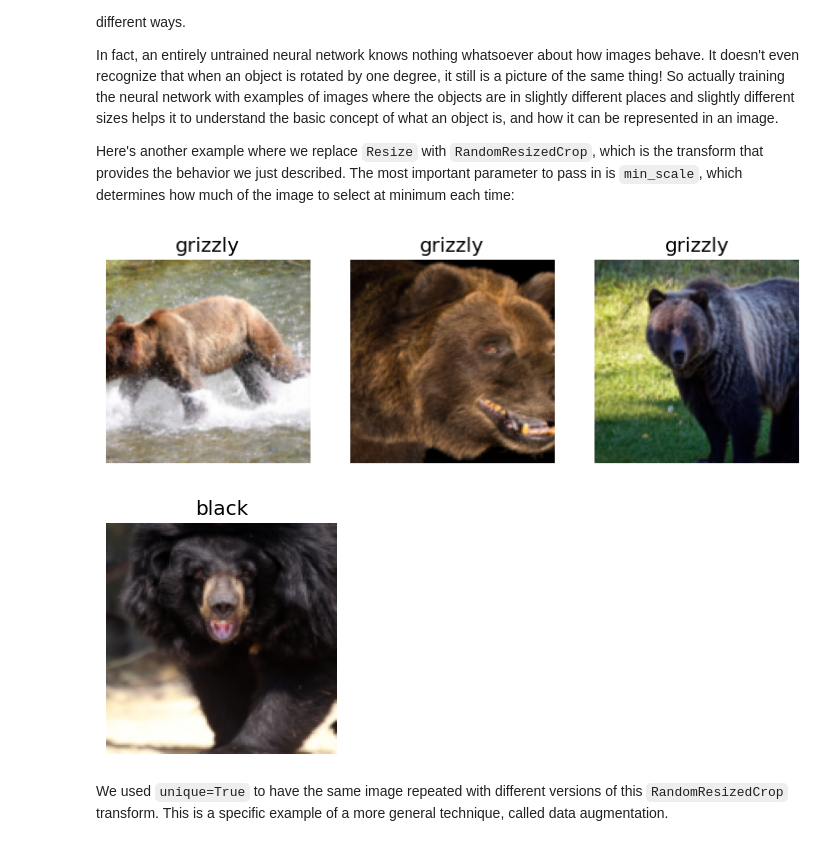
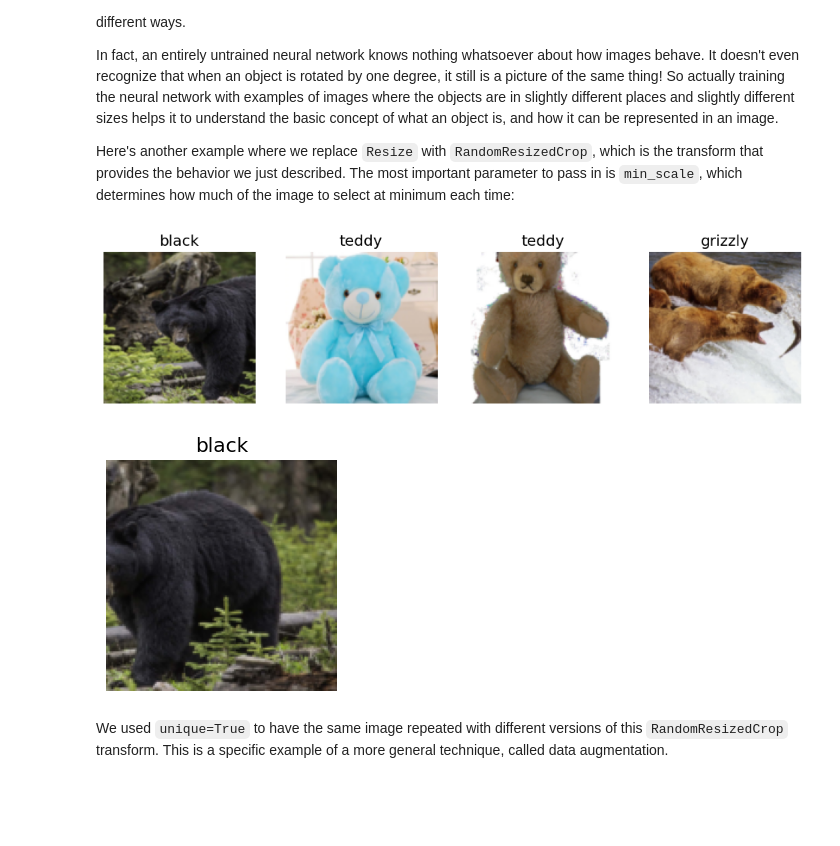
Before and after one commit to danish1994/fastbook, a Jupyter notebook: 02_production.ipynb, the cells around one changed output. Cells and saved outputs as stored; diff of their text form; code cells hidden in the pictures; blank space fills up the shorter version.

```diff
--- a/02_production.ipynb
+++ b/02_production.ipynb
@@ -342,11 +338,11 @@ Here's another example where we replace `Resize` with `RandomResizedCrop`, which
 # %%
 bears = bears.new(item_tfms=RandomResizedCrop(128, min_scale=0.3))
 dls = bears.dataloaders(path,bs=5)
-dls.show_batch(nrows=1, ncols=3)
+dls.show_batch(nrows=1, ncols=4)
 dls.train.show_batch(max_n=1, nrows=1, unique=True)
 # %% [output]
-[figure, old version]
+[figure, new version]
-[figure, old version]
+[figure, new version]
 # %% [markdown]
 We used `unique=True` to have the same image repeated with different versions of this `RandomResizedCrop` transform. This is a specific example of a more general technique, called data augmentation.
 # %% [markdown]
```
Also changed, not shown: parts of 8 cells of this notebook, 1 other file.
